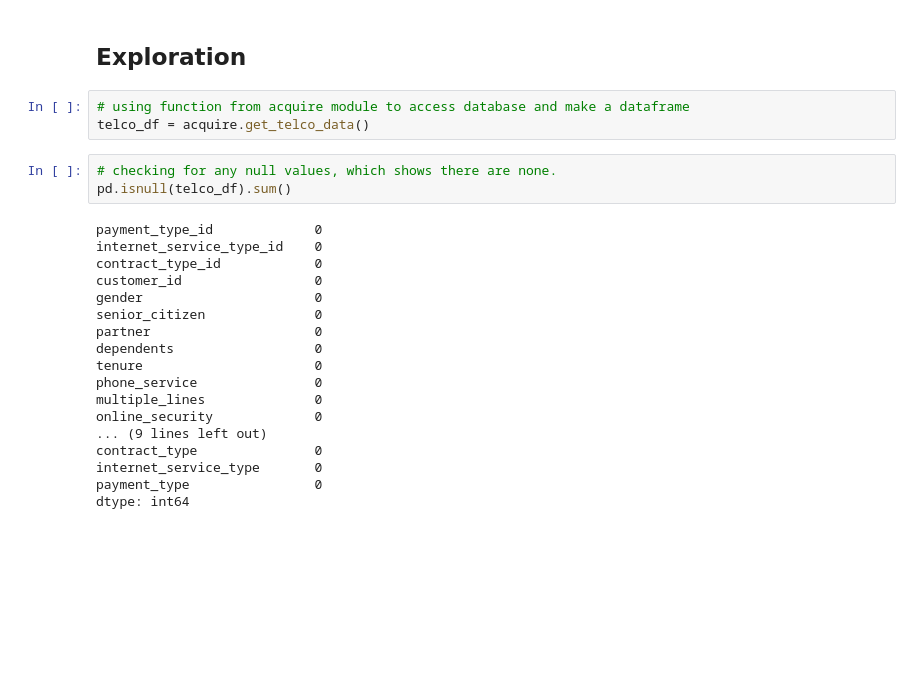
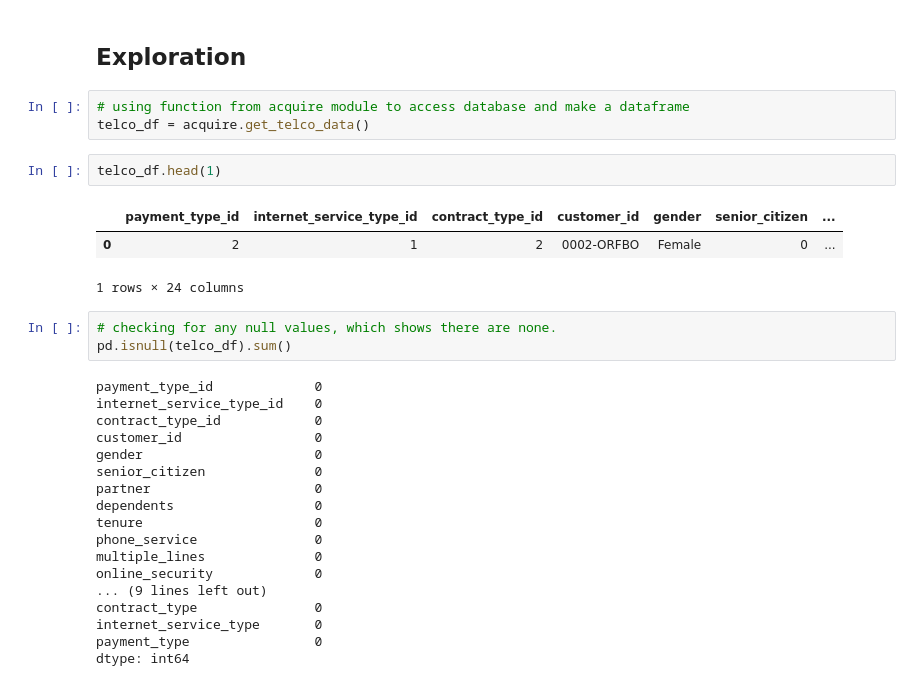
Before and after one commit to Jason-R-Turner/telco_churn_proj, a Jupyter notebook: Final_Report.ipynb, the cells around one changed output. Saved outputs shown, nothing was run; the diff lists cells and outputs as text; blank space fills up the shorter version.

```diff
--- a/Final_Report.ipynb
+++ b/Final_Report.ipynb
@@ -57,6 +57,12 @@ We'll then use our untouched test set with the best model to make our best predi
 # %%
 # using function from acquire module to access database and make a dataframe
 telco_df = acquire.get_telco_data()
+# %%
+telco_df.head(1)
+# %% [output]
+|  | payment_type_id | internet_service_type_id | contract_type_id | customer_id | gender | senior_citizen | ... |
+| 0 | 2 | 1 | 2 | 0002-ORFBO | Female | 0 | ... |
+1 rows × 24 columns
 # %%
 # checking for any null values, which shows there are none.
 pd.isnull(telco_df).sum()
```
Also changed, not shown: parts of 3 cells of this notebook, 1 other file.
